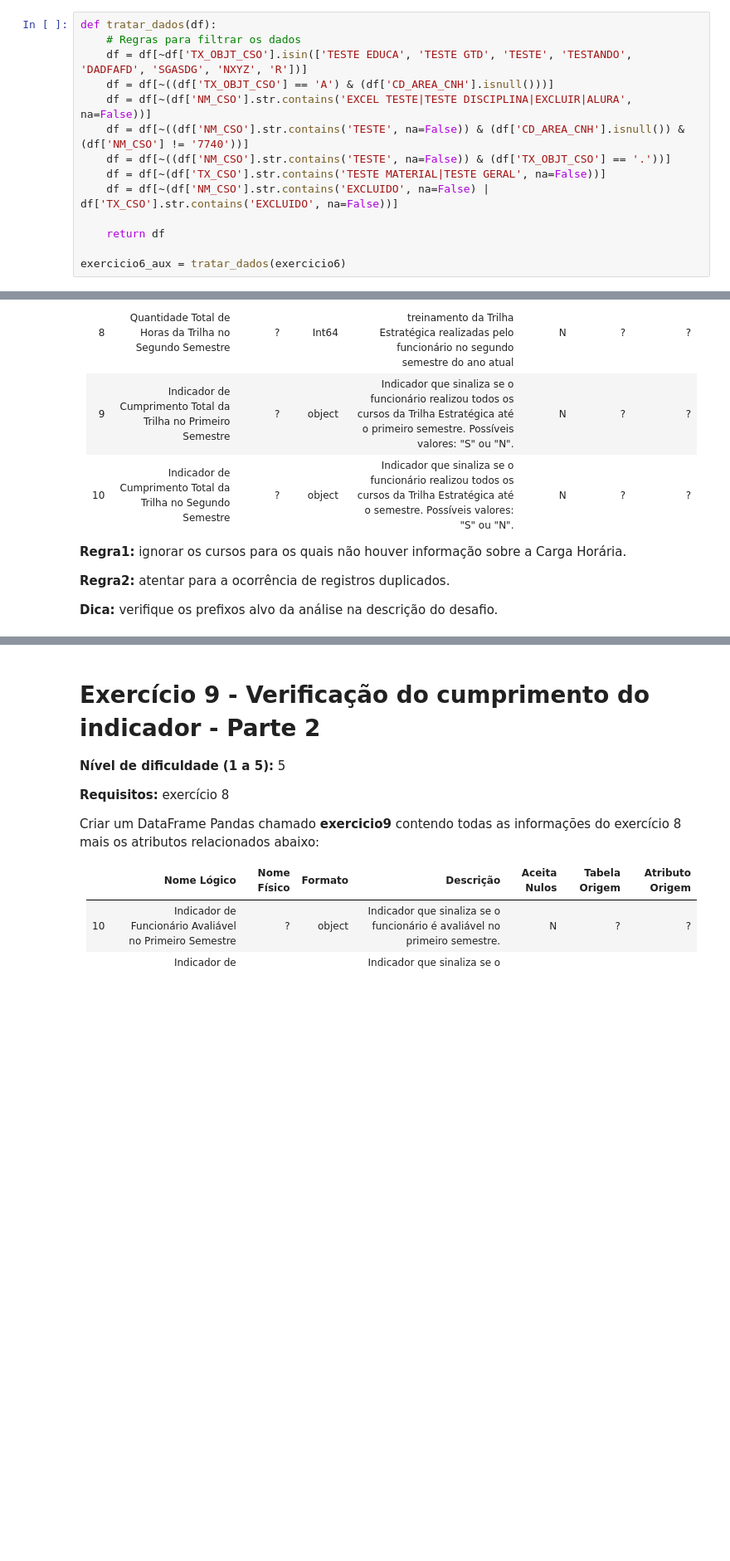
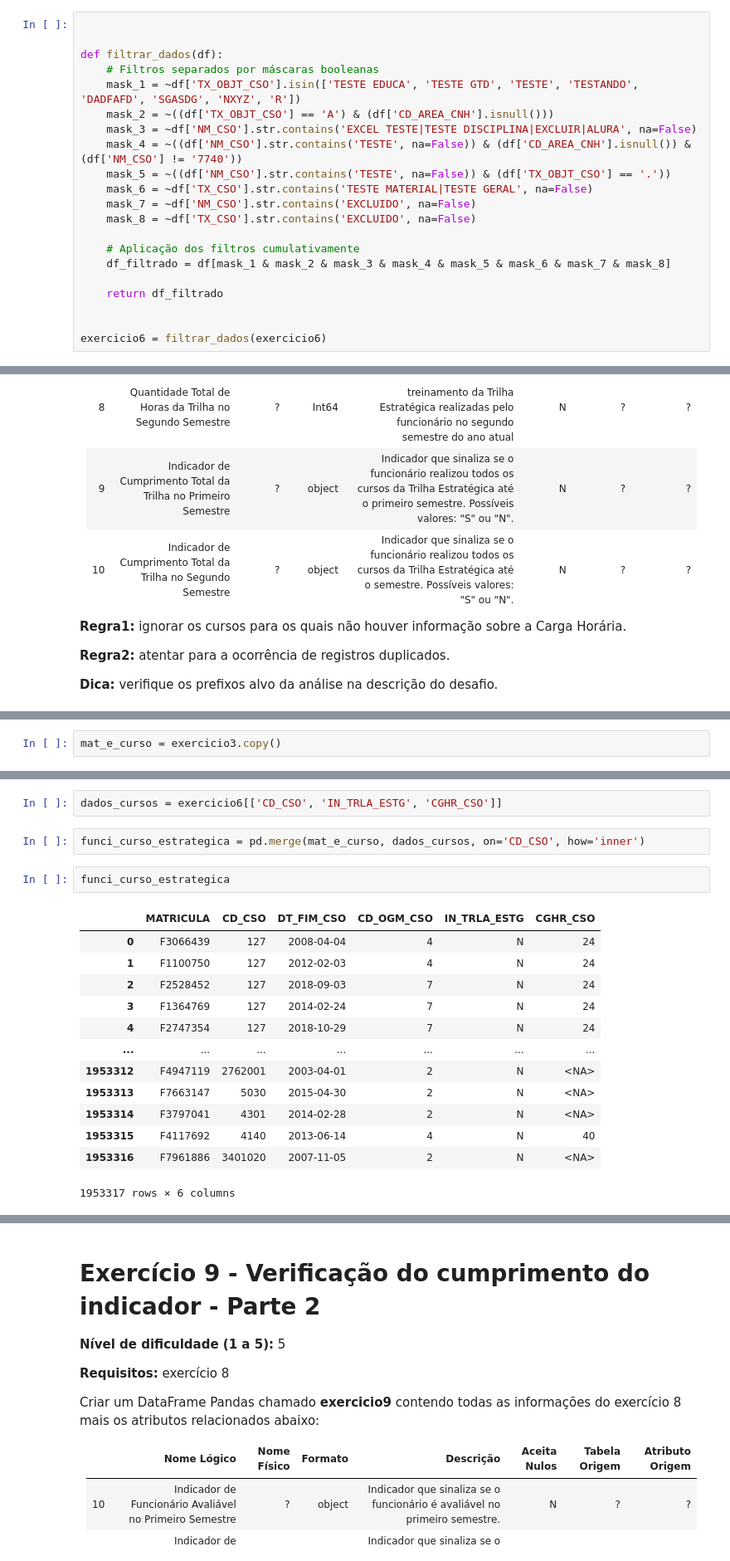
Before and after one commit to AllexRocha/desafio_engdedados, a Jupyter notebook: F0429482_engenharia.ipynb, the cells around one changed output, grey strips where cells are left out. Shown: that part at 83% size. Drawn from its saved outputs; the diff is of its cells as text; blank space fills up the shorter version.

```diff
--- a/F0429482_engenharia.ipynb
+++ b/F0429482_engenharia.ipynb
@@ -732,19 +733,26 @@ exercicio6 = exercicio6[['CD_CSO', 'NM_CSO', 'TX_CSO', 'TX_OBJT_CSO', 'TX_DSMP_E
                      'CD_SUB_AREA_CNH', 'NM_SUB_AREA_CNH', 'CD_CNH_CSO', 'NM_CNH', 'CGHR_CSO', 'CD_TIP_FRMC_SUPR',
                      'TX_TIP_FRMC_SUPR', 'CD_MDLD_CSO', 'CD_NVL_CSO', 'CD_NTZ_CSO', 'CD_TIP_OGM_CSO', 'CD_TIP_PBCO', 'IN_VGC_CSO', 'IN_TRLA_ESTG', 'Etapa']]
 # %%
-def tratar_dados(df):
-    # Regras para filtrar os dados
-    df = df[~df['TX_OBJT_CSO'].isin(['TESTE EDUCA', 'TESTE GTD', 'TESTE', 'TESTANDO', 'DADFAFD', 'SGASDG', 'NXYZ', 'R'])]
-    df = df[~((df['TX_OBJT_CSO'] == 'A') & (df['CD_AREA_CNH'].isnull()))]
-    df = df[~(df['NM_CSO'].str.contains('EXCEL TESTE|TESTE DISCIPLINA|EXCLUIR|ALURA', na=False))]
-    df = df[~((df['NM_CSO'].str.contains('TESTE', na=False)) & (df['CD_AREA_CNH'].isnull()) & (df['NM_CSO'] != '7740'))]
-    df = df[~((df['NM_CSO'].str.contains('TESTE', na=False)) & (df['TX_OBJT_CSO'] == '.'))]
-    df = df[~(df['TX_CSO'].str.contains('TESTE MATERIAL|TESTE GERAL', na=False))]
-    df = df[~(df['NM_CSO'].str.contains('EXCLUIDO', na=False) | df['TX_CSO'].str.contains('EXCLUIDO', na=False))]
 
-    return df
 
-exercicio6_aux = tratar_dados(exercicio6)
+def filtrar_dados(df):
+    # Filtros separados por máscaras booleanas
+    mask_1 = ~df['TX_OBJT_CSO'].isin(['TESTE EDUCA', 'TESTE GTD', 'TESTE', 'TESTANDO', 'DADFAFD', 'SGASDG', 'NXYZ', 'R'])
+    mask_2 = ~((df['TX_OBJT_CSO'] == 'A') & (df['CD_AREA_CNH'].isnull()))
+    mask_3 = ~df['NM_CSO'].str.contains('EXCEL TESTE|TESTE DISCIPLINA|EXCLUIR|ALURA', na=False)
+    mask_4 = ~((df['NM_CSO'].str.contains('TESTE', na=False)) & (df['CD_AREA_CNH'].isnull()) & (df['NM_CSO'] != '7740'))
+    mask_5 = ~((df['NM_CSO'].str.contains('TESTE', na=False)) & (df['TX_OBJT_CSO'] == '.'))
+    mask_6 = ~df['TX_CSO'].str.contains('TESTE MATERIAL|TESTE GERAL', na=False)
+    mask_7 = ~df['NM_CSO'].str.contains('EXCLUIDO', na=False)
+    mask_8 = ~df['TX_CSO'].str.contains('EXCLUIDO', na=False)
+
+    # Aplicação dos filtros cumulativamente
+    df_filtrado = df[mask_1 & mask_2 & mask_3 & mask_4 & mask_5 & mask_6 & mask_7 & mask_8]
+
+    return df_filtrado
+
+
+exercicio6 = filtrar_dados(exercicio6)
 # %%
 exercicio6['CD_CSO'] = exercicio6['CD_CSO'].astype('Int64')
 exercicio6['NM_CSO'] = exercicio6['NM_CSO'].astype('object')
@@ -946,0 +929,2 @@ Criar um DataFrame Pandas chamado <b>exercicio8</b> contendo as informações co
+# %%
+mat_e_curso = exercicio3.copy()
@@ -946,0 +953,20 @@ Criar um DataFrame Pandas chamado <b>exercicio8</b> contendo as informações co
+# %%
+dados_cursos = exercicio6[['CD_CSO', 'IN_TRLA_ESTG', 'CGHR_CSO']]
+# %%
+funci_curso_estrategica = pd.merge(mat_e_curso, dados_cursos, on='CD_CSO', how='inner')
+# %%
+funci_curso_estrategica
+# %% [output]
+|  | MATRICULA | CD_CSO | DT_FIM_CSO | CD_OGM_CSO | IN_TRLA_ESTG | CGHR_CSO |
+| 0 | F3066439 | 127 | 2008-04-04 | 4 | N | 24 |
+| 1 | F1100750 | 127 | 2012-02-03 | 4 | N | 24 |
+| 2 | F2528452 | 127 | 2018-09-03 | 7 | N | 24 |
+| 3 | F1364769 | 127 | 2014-02-24 | 7 | N | 24 |
+| 4 | F2747354 | 127 | 2018-10-29 | 7 | N | 24 |
+| ... | ... | ... | ... | ... | ... | ... |
+| 1953312 | F4947119 | 2762001 | 2003-04-01 | 2 | N | <NA> |
+| 1953313 | F7663147 | 5030 | 2015-04-30 | 2 | N | <NA> |
+| 1953314 | F3797041 | 4301 | 2014-02-28 | 2 | N | <NA> |
+| 1953315 | F4117692 | 4140 | 2013-06-14 | 4 | N | 40 |
+| 1953316 | F7961886 | 3401020 | 2007-11-05 | 2 | N | <NA> |
+1953317 rows × 6 columns
```
Also changed, not shown: parts of 33 cells of this notebook.
